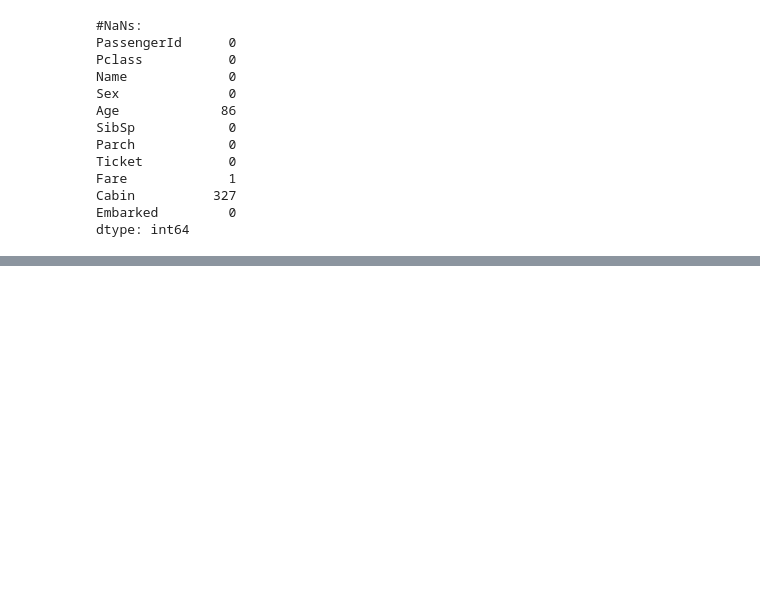
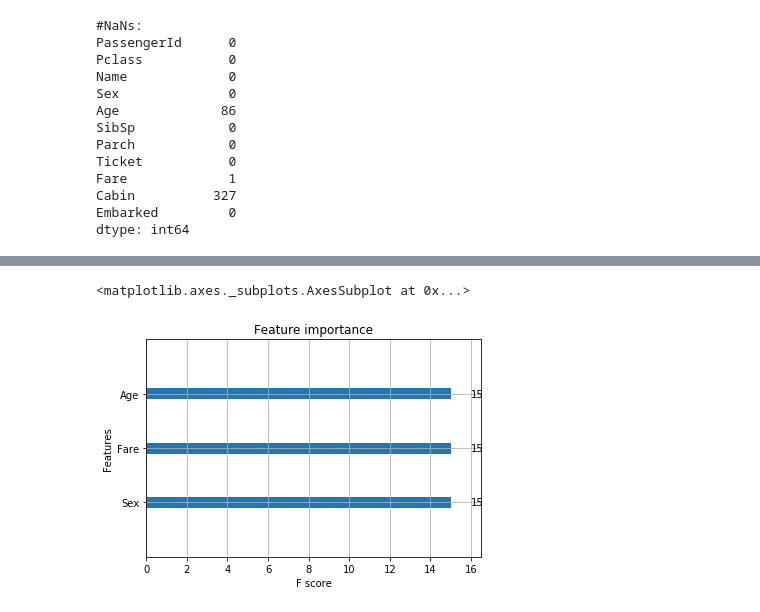
Before and after one commit to hdyksha/kaggle, a Jupyter notebook: titanic/titanic.ipynb, the cells around one changed output, grey strips where cells are left out. Cells and saved outputs as stored; diff of their text form; code cells hidden in the pictures; blank space fills up the shorter version.

Commit message:
add a xgboost model (low accuracy)

```diff
--- a/titanic/titanic.ipynb
+++ b/titanic/titanic.ipynb
@@ -130,0 +138,43 @@ display(test.describe())
+# %%
+import warnings
+warnings.filterwarnings('ignore')
+
+import xgboost as xgb
+
+xgbclf = xgb.XGBClassifier()
+
+# params = {
+# #    'objective': ['binary:logistic'],
+#     'learning_rate': [0.1],
+#     'max_depth': [3],
+#     'n_estimators': [15]
+# }
+
+params = {
+    'objective': ['binary:logistic'],
+    'learning_rate': [0.1, 0.15, 0.2, 0.25, 0.3],
+#    'learning_rate': [0.3, 0.31, 0.32, 0.33, 0.34, 0.35, 0.36, 0.37, 0.38, 0.39, 0.4],
+#    'gamma': [0.1, 0.2, 0.3, 0.4],
+    'max_depth': [2, 3, 4, 5],
+    'n_estimators': [5, 10, 15, 20, 25]
+}
+xgbclf_cv = GridSearchCV(xgbclf, params, cv=StratifiedKFold(n_splits=10), verbose=1)
+#xgbclf_cv = GridSearchCV(xgbclf, params, cv=StratifiedKFold(n_splits=10), scoring='f1', verbose=1)
+xgbclf_cv.fit(train_x, train_y)
+print("### best params ###")
+print(xgbclf_cv.best_params_, xgbclf_cv.best_score_)
+
+display(train_x.head())
+
+xgbclf = xgb.XGBClassifier(**xgbclf_cv.best_params_)
+print(xgbclf)
+#xgbclf = xgb.XGBClassifier(n_estimators=14, seed=41)
+xgbclf.fit(train_x, train_y)
+print(xgbclf.score(train_x, train_y))
+output = xgbclf.predict(test)
+submit = pd.DataFrame({
+    "PassengerId": np.array(test_orig["PassengerId"]).astype(int),
+    "Survived": output
+})
+
+warnings.simplefilter("always")
@@ -130,0 +199,5 @@ display(test.describe())
+# %%
+xgb.plot_importance(xgbclf)
+# %% [output]
+<matplotlib.axes._subplots.AxesSubplot at 0x...>
+[figure, added]
```
Also changed, not shown: parts of 6 cells of this notebook.
